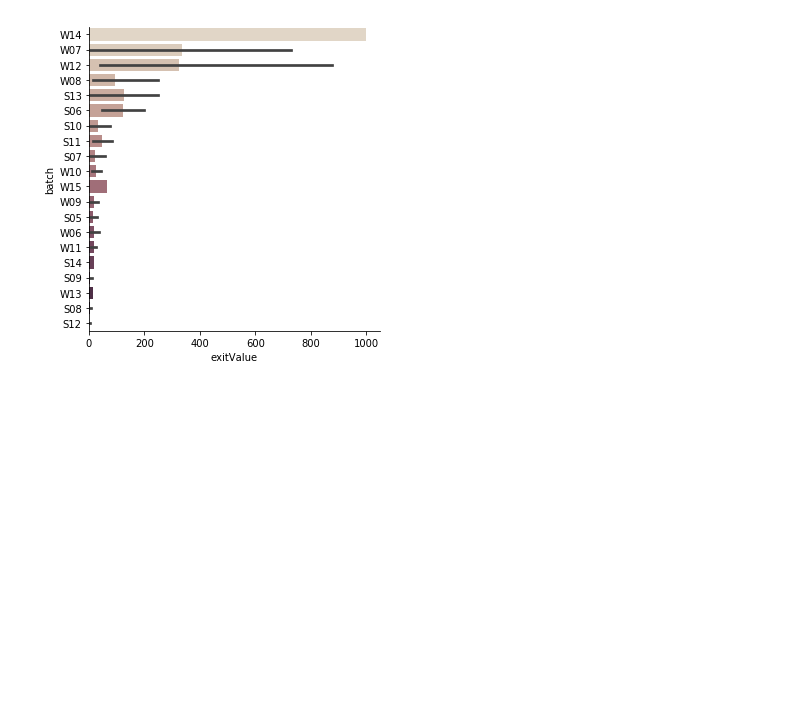
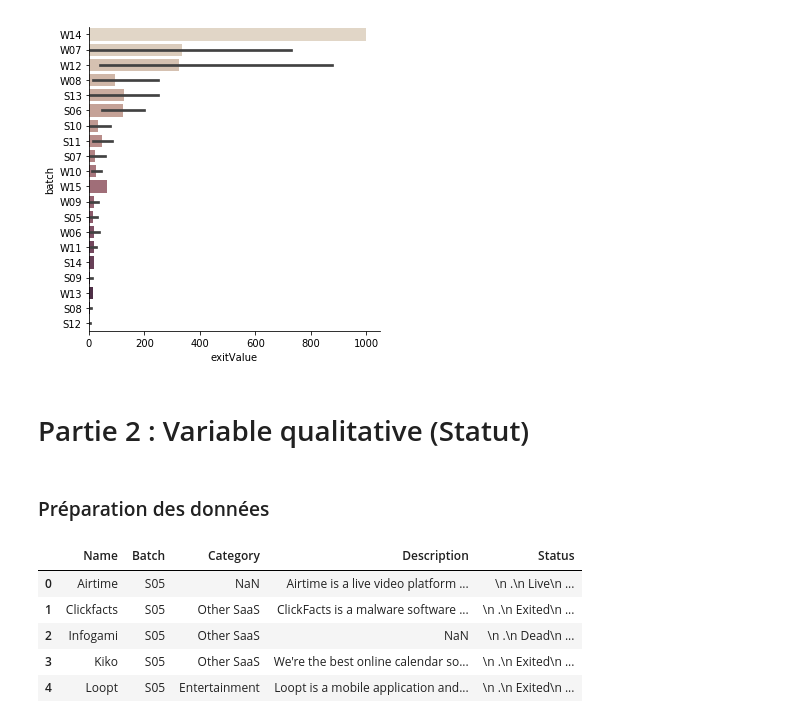
Before and after one commit to audacesk/project_python_imsd, a Jupyter notebook: Code_mohamed_2.0.ipynb, the cells around one changed output. Saved outputs shown, nothing was run; the diff lists cells and outputs as text; code cells hidden in the pictures; blank space fills up the shorter version.

```diff
--- a/Code_mohamed_2.0.ipynb
+++ b/Code_mohamed_2.0.ipynb
@@ -326,3 +329,7 @@ sns.catplot(x="exitValue", y="batch", palette="ch:.25", kind="bar", data=exitVal
 # %% [output]
 <seaborn.axisgrid.FacetGrid at 0x...>
 [figure]
+# %% [markdown]
+# Partie 2 : Variable qualitative (Statut)
+# %% [markdown]
+### Préparation des données
@@ -328,0 +340,11 @@ sns.catplot(x="exitValue", y="batch", palette="ch:.25", kind="bar", data=exitVal
+# %%
+dataset = pd.concat(batches)
+dataset.reset_index(drop=True, inplace=True)
+dataset.head()
+# %% [output]
+|  | Name | Batch | Category | Description | Status |
+| 0 | Airtime | S05 | NaN | Airtime is a live video platform ... | \n .\n Live\n ... |
+| 1 | Clickfacts | S05 | Other SaaS | ClickFacts is a malware software ... | \n .\n Exited\n ... |
+| 2 | Infogami | S05 | Other SaaS | NaN | \n .\n Dead\n ... |
+| 3 | Kiko | S05 | Other SaaS | We're the best online calendar so... | \n .\n Exited\n ... |
+| 4 | Loopt | S05 | Entertainment | Loopt is a mobile application and... | \n .\n Exited\n ... |
```
Also changed, not shown: parts of 14 cells of this notebook.
